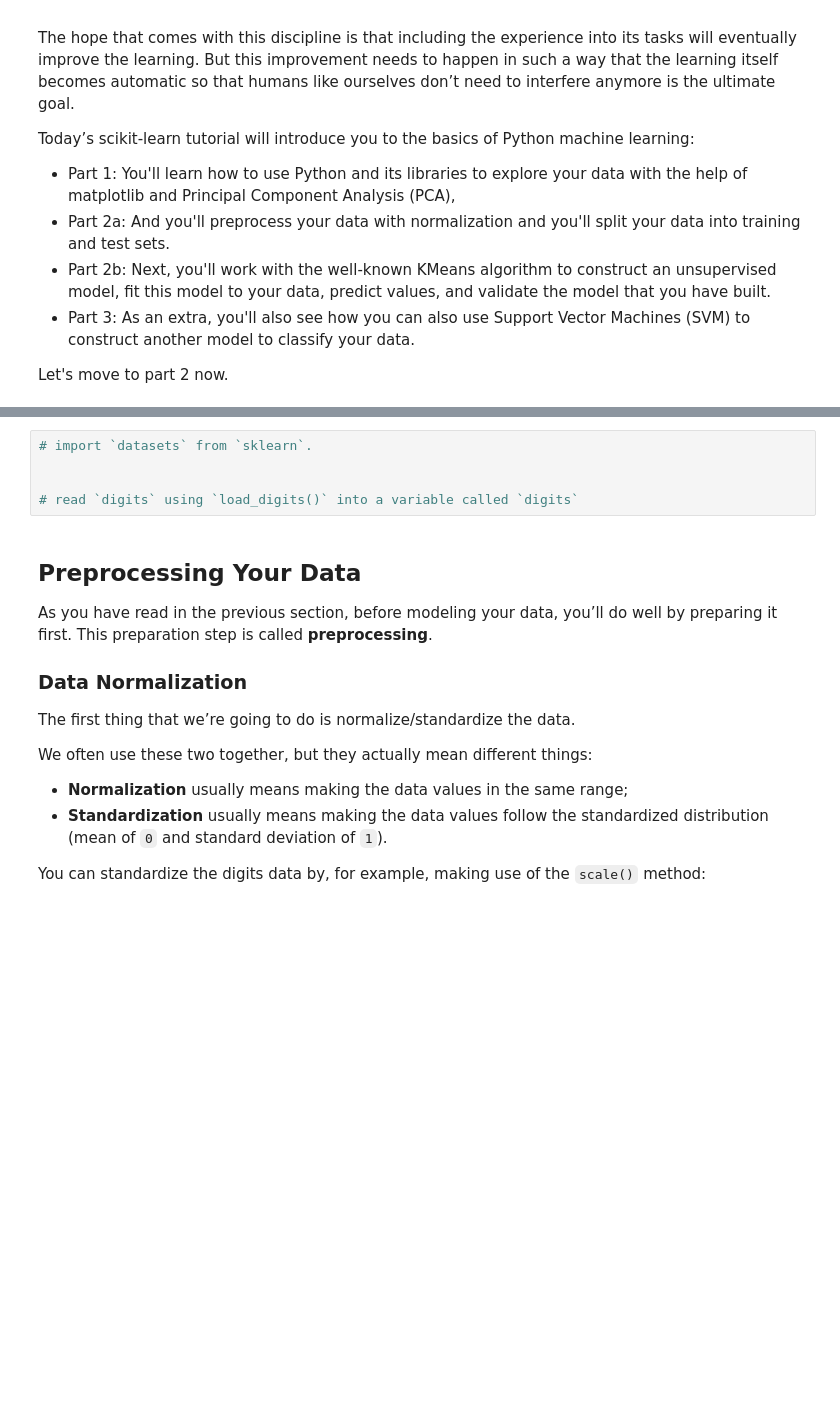
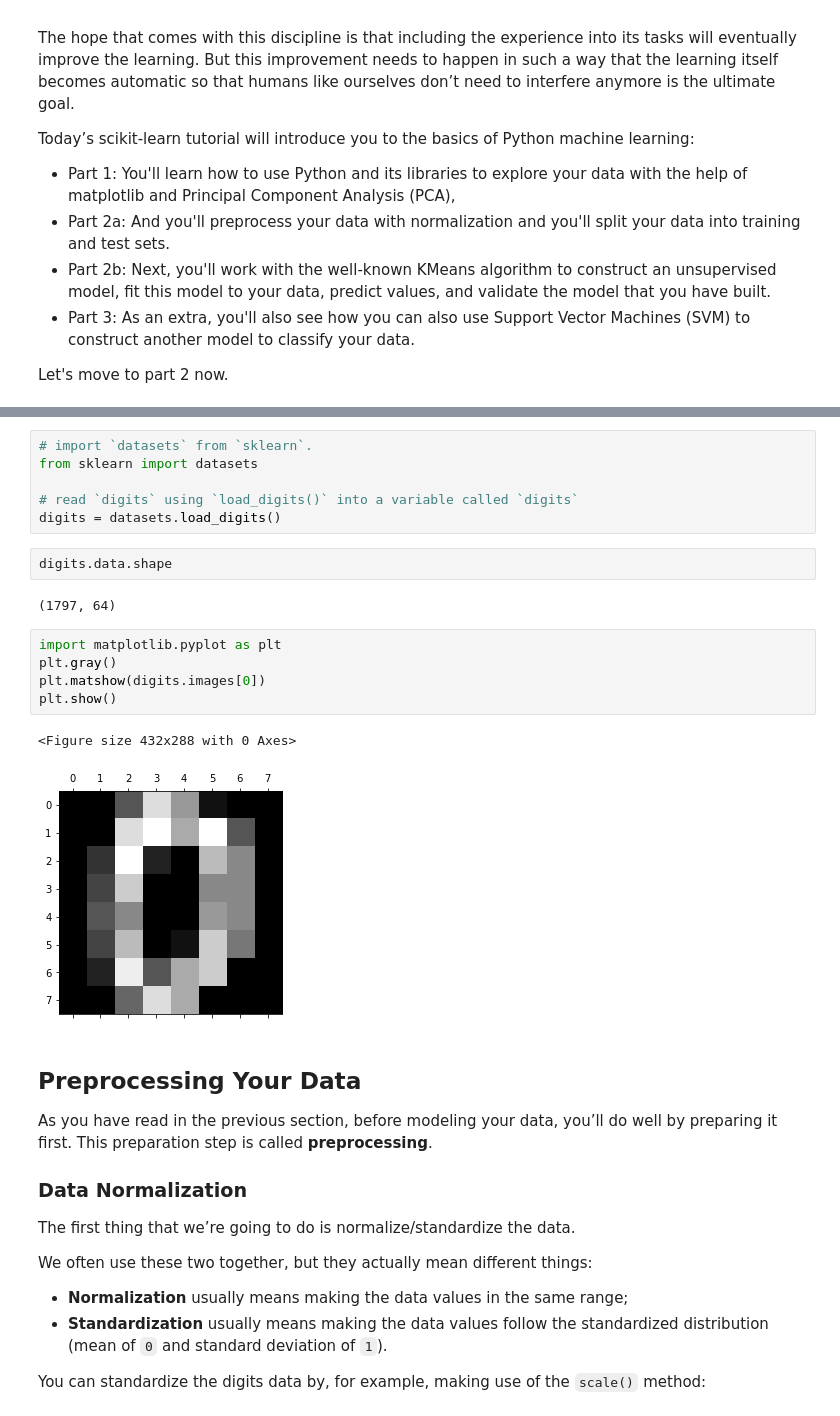
Before and after one commit to fairfield-university-ba545/week-7-JamesNeri, a Jupyter notebook: Mini_project_2_MNIST_analysis_pt2.ipynb, the cells around one changed output, grey strips where cells are left out. Cells and saved outputs as stored; diff of their text form; blank space fills up the shorter version.

```diff
--- a/Mini_project_2_MNIST_analysis_pt2.ipynb
+++ b/Mini_project_2_MNIST_analysis_pt2.ipynb
@@ -60,9 +60,22 @@ However, before you can go into making a model for your data, you should definit
 Let's first import the `digits` data from `scikit-learn` `datasets` again. If you don't remember how to do so, please refer to part 1 of this project.
 # %%
 # import `datasets` from `sklearn`.
-
+from sklearn import datasets
 
 # read `digits` using `load_digits()` into a variable called `digits`
+digits = datasets.load_digits()
+# %%
+digits.data.shape
+# %% [output]
+(1797, 64)
+# %%
+import matplotlib.pyplot as plt
+plt.gray()
+plt.matshow(digits.images[0])
+plt.show()
+# %% [output]
+<Figure size 432x288 with 0 Axes>
+[figure, added]
 # %% [markdown]
 ## Preprocessing Your Data
 As you have read in the previous section, before modeling your data, you’ll do well by preparing it first. This preparation step is called __preprocessing__.
```
Also changed, not shown: parts of 13 cells of this notebook.
